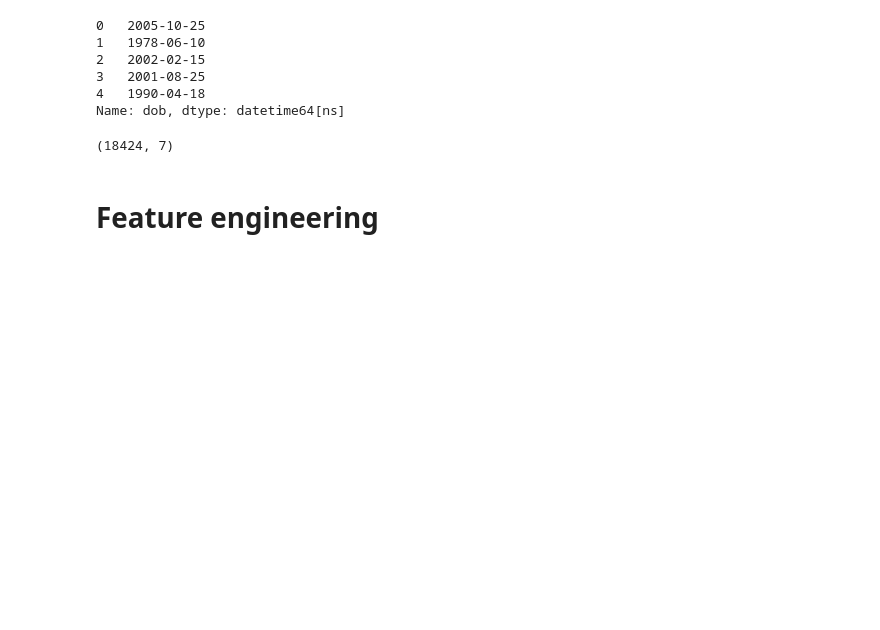
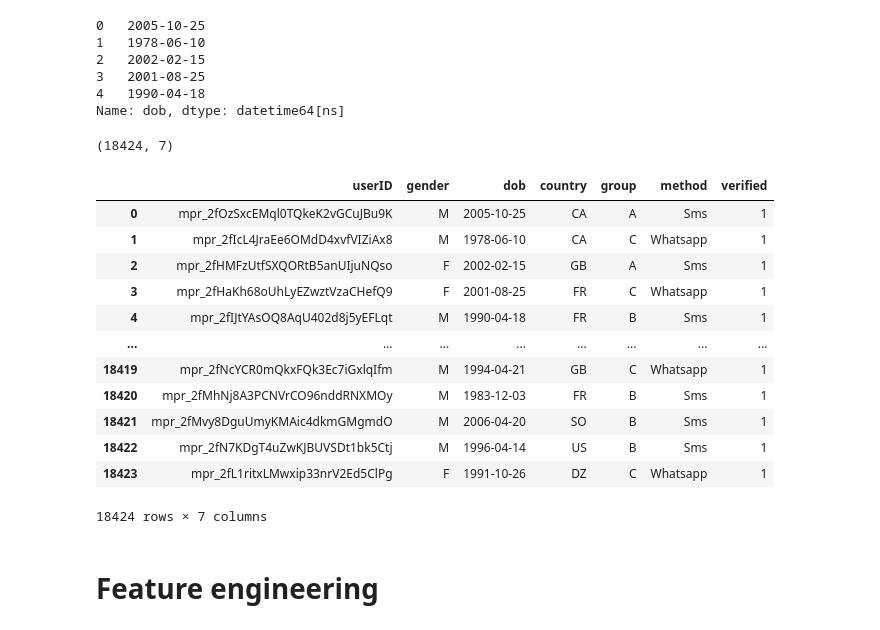
Before and after one commit to matin-zarei/AB-Test-Analysis-for-Muzz, a Jupyter notebook: AB-Verify.ipynb, the cells around one changed output. Drawn from its saved outputs; the diff is of its cells as text; code cells hidden in the pictures; blank space fills up the shorter version.

```diff
--- a/AB-Verify.ipynb
+++ b/AB-Verify.ipynb
@@ -120,6 +121,22 @@ merged_df = pd.merge(profiles_df, verification_df, on='userID', how='inner')
 merged_df.shape
 # %% [output]
 (18424, 7)
+# %%
+merged_df
+# %% [output]
+|  | userID | gender | dob | country | group | method | verified |
+| 0 | mpr_2fOzSxcEMql0TQkeK2vGCuJBu9K | M | 2005-10-25 | CA | A | Sms | 1 |
+| 1 | mpr_2fIcL4JraEe6OMdD4xvfVIZiAx8 | M | 1978-06-10 | CA | C | Whatsapp | 1 |
+| 2 | mpr_2fHMFzUtfSXQORtB5anUIjuNQso | F | 2002-02-15 | GB | A | Sms | 1 |
+| 3 | mpr_2fHaKh68oUhLyEZwztVzaCHefQ9 | F | 2001-08-25 | FR | C | Whatsapp | 1 |
+| 4 | mpr_2fIJtYAsOQ8AqU402d8j5yEFLqt | M | 1990-04-18 | FR | B | Sms | 1 |
+| ... | ... | ... | ... | ... | ... | ... | ... |
+| 18419 | mpr_2fNcYCR0mQkxFQk3Ec7iGxlqIfm | M | 1994-04-21 | GB | C | Whatsapp | 1 |
+| 18420 | mpr_2fMhNj8A3PCNVrCO96nddRNXMOy | M | 1983-12-03 | FR | B | Sms | 1 |
+| 18421 | mpr_2fMvy8DguUmyKMAic4dkmGMgmdO | M | 2006-04-20 | SO | B | Sms | 1 |
+| 18422 | mpr_2fN7KDgT4uZwKJBUVSDt1bk5Ctj | M | 1996-04-14 | US | B | Sms | 1 |
+| 18423 | mpr_2fL1ritxLMwxip33nrV2Ed5ClPg | F | 1991-10-26 | DZ | C | Whatsapp | 1 |
+18424 rows × 7 columns
 # %%
 melted_costs_df = costs_df.melt(id_vars=['country'], var_name='method', value_name='cost')
 # %%
```
Also changed, not shown: parts of 34 cells of this notebook.
